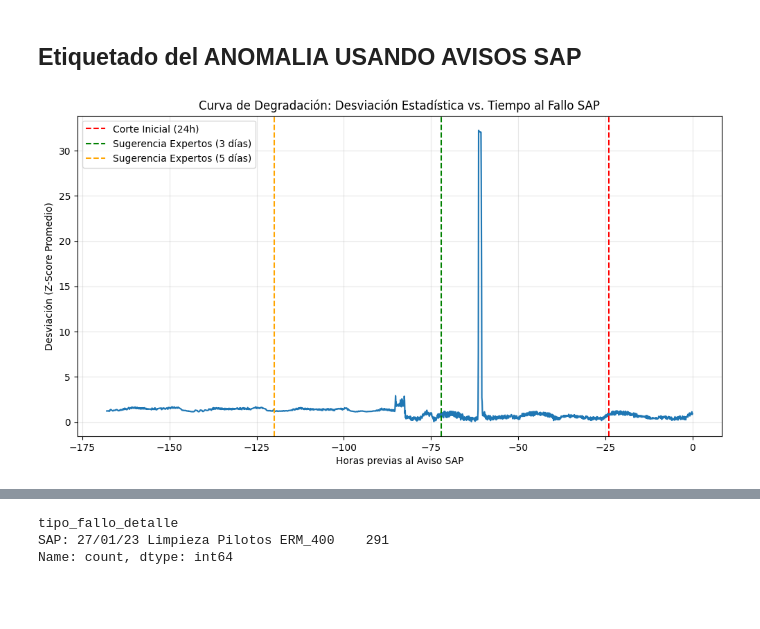
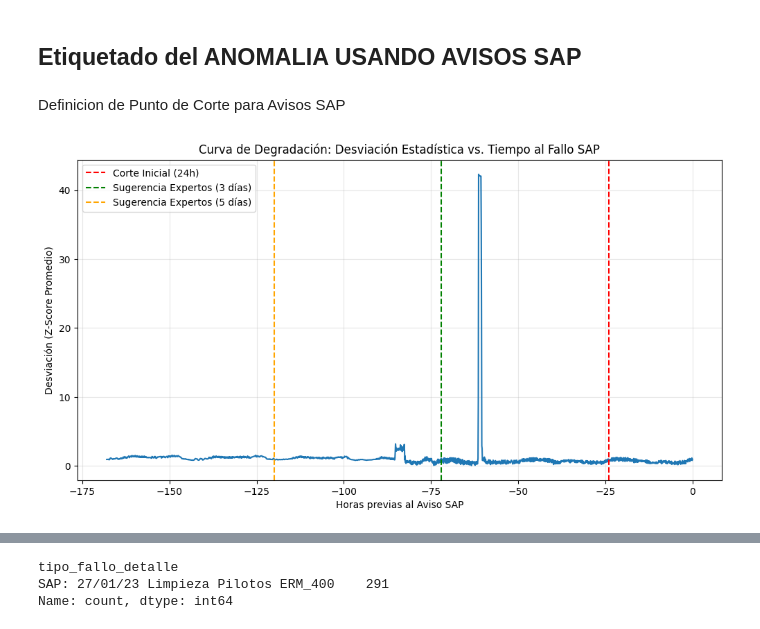
Before and after one commit to BryanInche/27.tfm_enagas_ia, a Jupyter notebook: notebooks/03_Etiquetado_y_Feature_Engineering.ipynb, the cells around one changed output, grey strips where cells are left out. Drawn from its saved outputs; the diff is of its cells as text; code cells hidden in the pictures; blank space fills up the shorter version.

```diff
--- a/notebooks/03_Etiquetado_y_Feature_Engineering.ipynb
+++ b/notebooks/03_Etiquetado_y_Feature_Engineering.ipynb
@@ -38,0 +72,20 @@ df_sap.head(2)
+# %%
+if not df_sap_2022.empty:
+    # Tomamos el primer aviso del 2022 (ej. la de febrero)
+    fecha_aviso = df_sap_2022['datetime_fallo'].iloc[0]
+
+    # Ventana de tiempo: 12 horas antes y 6 horas después
+    inicio_ventana = fecha_aviso - pd.Timedelta(hours=12)
+    fin_ventana = fecha_aviso + pd.Timedelta(hours=6)
+
+    df_zoom = df.loc[inicio_ventana:fin_ventana]
+
+    plt.figure(figsize=(12, 5))
+    plt.plot(df_zoom.index, df_zoom['presion_in_A'], label='Presión A', marker='.')
+    plt.axvline(fecha_aviso, color='red', linestyle='--', label=f'Aviso SAP: {fecha_aviso}')
+
+    plt.title('Análisis: Degradación de Presión previa al fallo')
+    plt.ylabel('Presión (bar)')
+    plt.legend()
+    plt.grid(True, alpha=0.4)
+    plt.show()
@@ -54,5 +152,7 @@ df_sap[['Inicio avería','Ini.avería (h)','Inicio deseado','datetime_fallo']]
 # %% [markdown]
 ## Etiquetado del ANOMALIA USANDO AVISOS SAP
+# %% [markdown]
+Definicion de Punto de Corte para Avisos SAP
 # %%
 import pandas as pd
 import numpy as np
@@ -60,7 +160,8 @@ import matplotlib.pyplot as plt
 import seaborn as sns
 
 # 1. Selección de variables dinámicas (omitimos las de varianza cero como caudal_min)
-variables_analisis = ['presion_in_A', 'temperatura_in_A', 'caudal_bruto_A', 'caudal_nominal_A']
+variables_analisis = ['presion_in_A', 'temperatura_in_A',
+                       'caudal_nominal_A']
 
 # 2. Definición de la Población de Control (Operación Normal)
 # Filtramos periodos que sabemos están lejos de cualquier fallo (ej. más de 10 días de distancia)
@@ -88,31 +189,31 @@ for fecha_f in df_sap['datetime_fallo']:
     for var in variables_analisis:
         ventana_pre[f'z_{var}'] = (ventana_pre[var] - stats_normal.loc[var, 'mean']) / stats_normal.loc[var, 'std']
 
     # Calculamos la Desviación Promedio Absoluta de todas las variables
     z_cols = [f'z_{v}' for v in variables_analisis]
     ventana_pre['desviacion_total'] = ventana_pre[z_cols].abs().mean(axis=1)
 
     # Tiempo relativo al fallo en horas (0 es el momento del aviso SAP)
     ventana_pre['horas_respecto_fallo'] = (ventana_pre.index - fecha_f).total_seconds() / 3600
     analisis_lote.append(ventana_pre[['horas_respecto_fallo', 'desviacion_total']])
 
 # 4. Consolidación de resultados
 df_curva_degradacion = pd.concat(analisis_lote)
 
 # 5. Visualización de la Curva de Persistencia
 plt.figure(figsize=(12, 6))
 sns.lineplot(data=df_curva_degradacion, x='horas_respecto_fallo', y='desviacion_total', errorbar=('ci', 95))
 
 # Marcas de referencia para la justificación
 plt.axvline(x=-24, color='red', linestyle='--', label='Corte Inicial (24h)')
 plt.axvline(x=-72, color='green', linestyle='--', label='Sugerencia Expertos (3 días)')
 plt.axvline(x=-120, color='orange', linestyle='--', label='Sugerencia Expertos (5 días)')
 
 plt.title("Curva de Degradación: Desviación Estadística vs. Tiempo al Fallo SAP")
 plt.xlabel("Horas previas al Aviso SAP")
 plt.ylabel("Desviación (Z-Score Promedio)")
 plt.legend()
 plt.grid(True, alpha=0.3)
 plt.show()
 # %% [output]
-[figure, old version]
+[figure, new version]
```
Also changed, not shown: parts of 11 cells of this notebook, 2 other files.
